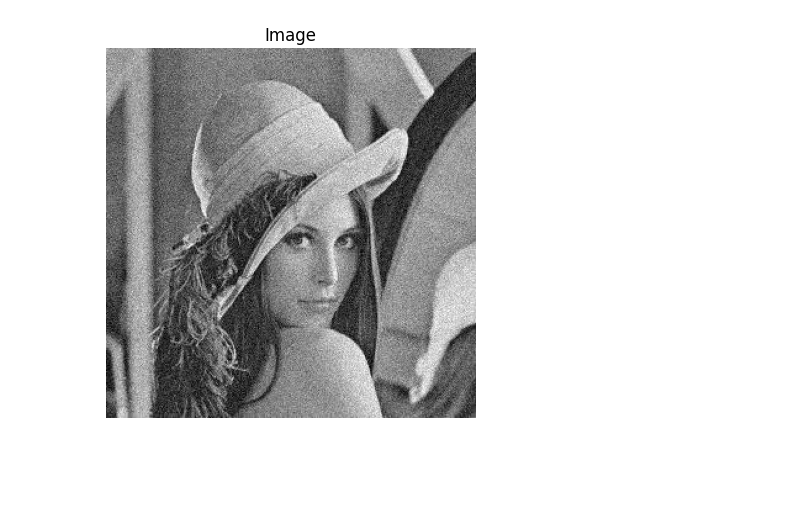
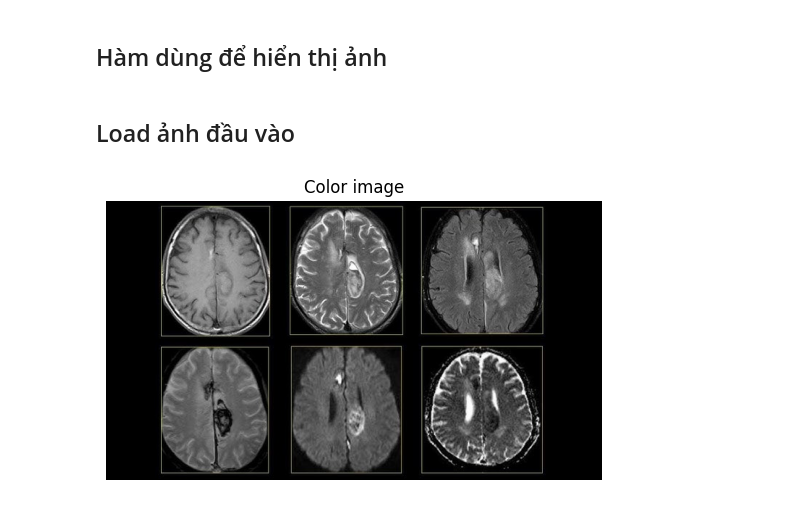
Before and after one commit to CaPPok/ComputerVision, a Jupyter notebook: module2.ipynb, the cells around one changed output. Saved outputs shown, nothing was run; the diff lists cells and outputs as text; code cells hidden in the pictures; blank space fills up the shorter version.

```diff
--- a/module2.ipynb
+++ b/module2.ipynb
@@ -16,11 +9,26 @@ def show_plt(title, img):
+# %% [markdown]
+## Hàm dùng để hiển thị ảnh
+# %%
+def show_plt(title, img):
+    plt.title(title)
+    plt.axis("off")
+
+    # Ảnh xám
+    if img.ndim == 2:
+        plt.imshow(img, cmap="gray", vmin=0, vmax=255)
+    else:
+        # Ảnh màu
+        rgb_img = cv2.cvtColor(img, cv2.COLOR_BGR2RGB)
+        plt.imshow(rgb_img)
+# %% [markdown]
+## Load ảnh đầu vào
 # %%
 # img = "lowcontrast.jpg"
 # img = "mri.jpg"
 # img = "pcb.jpg"
-img = "noise.jpg"
+# img = "cv_img1.jpg"
 
-img = cv2.imread(img, cv2.IMREAD_GRAYSCALE)
-
-show_plt("Image", img)
+img = cv2.imread("mri.jpg", cv2.IMREAD_COLOR)
+show_plt("Color image", img)
 # %% [output]
-[figure, old version]
+[figure, new version]
```
Also changed, not shown: parts of 27 cells of this notebook.
